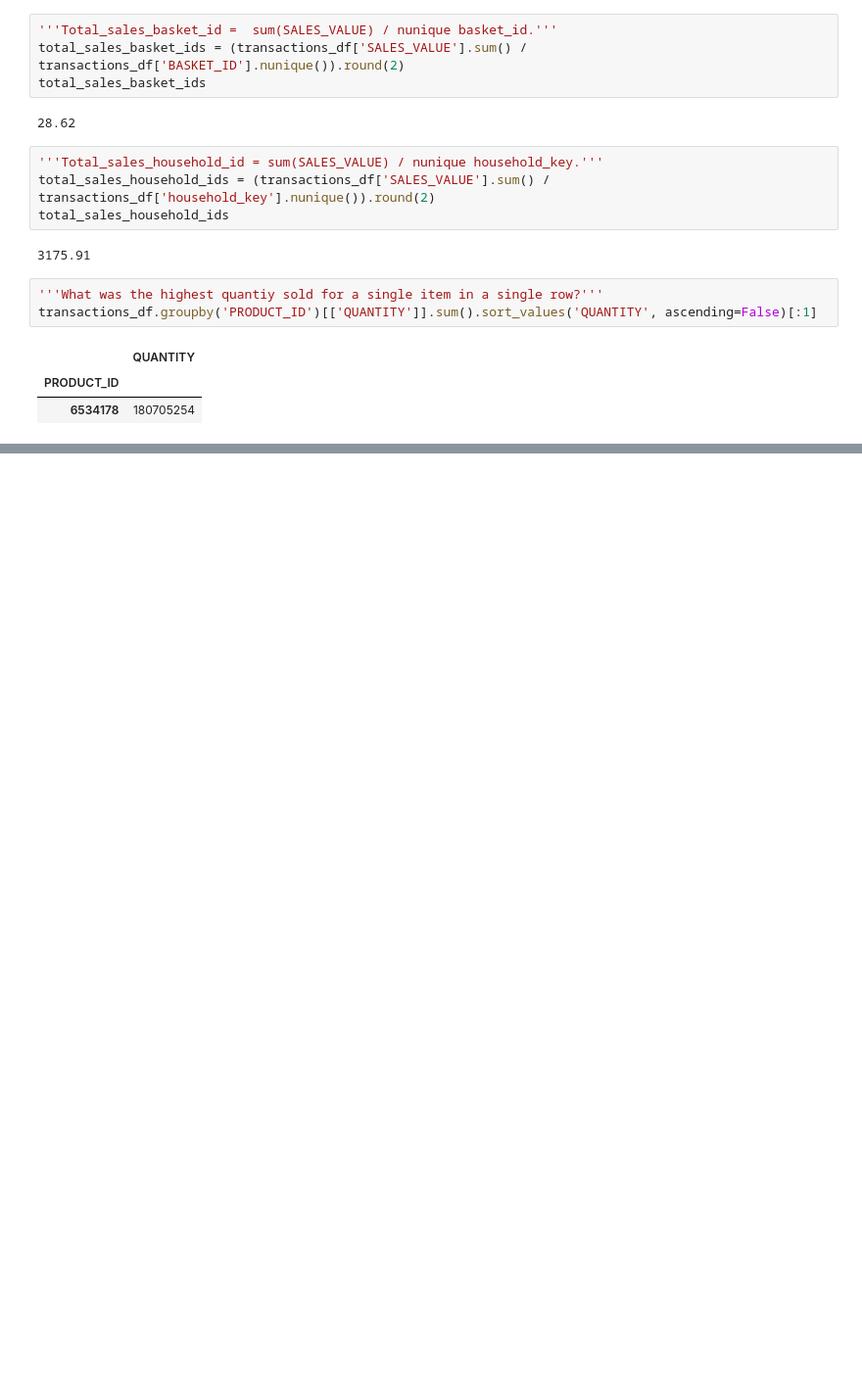
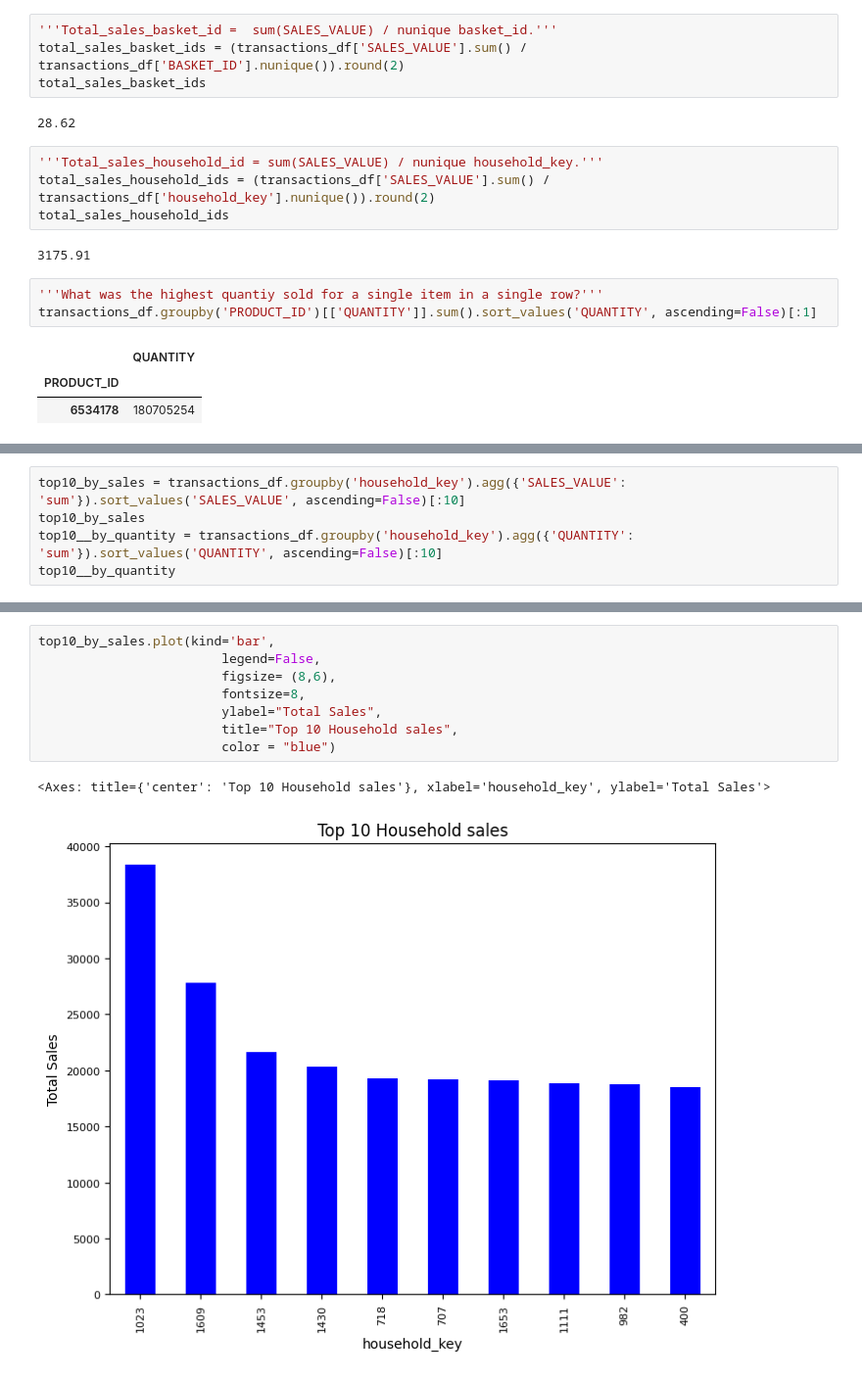
Before and after one commit to Mayar9/Mega_Market, a Jupyter notebook: Acquisition_target_data.ipynb, the cells around one changed output, grey strips where cells are left out. Shown at 98% size. Cells and saved outputs as stored; diff of their text form; blank space fills up the shorter version.

```diff
--- a/Acquisition_target_data.ipynb
+++ b/Acquisition_target_data.ipynb
@@ -267,0 +295,5 @@ transactions_df.groupby('PRODUCT_ID')[['QUANTITY']].sum().sort_values('QUANTITY'
+# %%
+top10_by_sales = transactions_df.groupby('household_key').agg({'SALES_VALUE': 'sum'}).sort_values('SALES_VALUE', ascending=False)[:10]
+top10_by_sales
+top10__by_quantity = transactions_df.groupby('household_key').agg({'QUANTITY': 'sum'}).sort_values('QUANTITY', ascending=False)[:10]
+top10__by_quantity
@@ -267,0 +329,11 @@ transactions_df.groupby('PRODUCT_ID')[['QUANTITY']].sum().sort_values('QUANTITY'
+# %%
+top10_by_sales.plot(kind='bar',
+                        legend=False,
+                        figsize= (8,6),
+                        fontsize=8,
+                        ylabel="Total Sales",
+                        title="Top 10 Household sales",
+                        color = "blue")
+# %% [output]
+<Axes: title={'center': 'Top 10 Household sales'}, xlabel='household_key', ylabel='Total Sales'>
+[figure, added]
```
Also changed, not shown: parts of 12 cells of this notebook.
